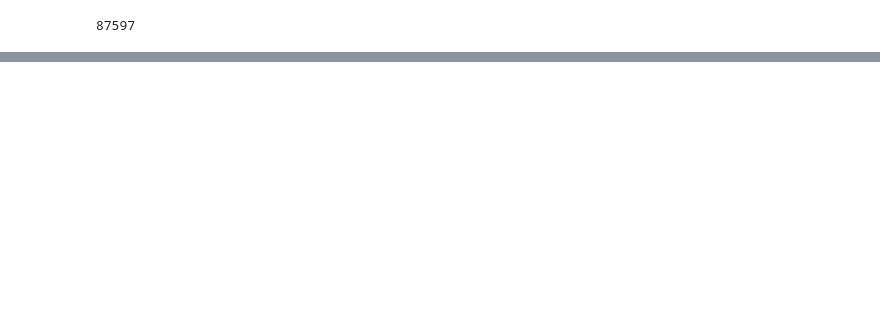
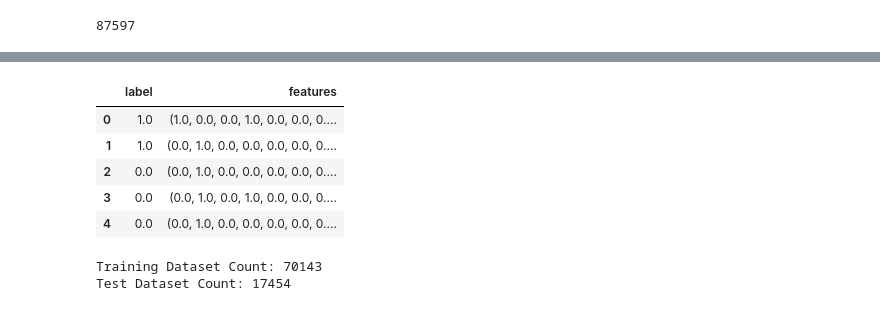
Before and after one commit to nachordo/spark_telecom, a Jupyter notebook: data_wrangling.ipynb, the cells around one changed output, grey strips where cells are left out. Saved outputs shown, nothing was run; the diff lists cells and outputs as text; code cells hidden in the pictures; blank space fills up the shorter version.

```diff
--- a/data_wrangling.ipynb
+++ b/data_wrangling.ipynb
@@ -336,0 +368,4 @@ sdf_clean.count()
+# %%
+categoricalColumns = [item[0] for item in data.dtypes if item[1].startswith('string')]
+numericCols = [item[0] for item in data.dtypes if not(item[1].startswith('string'))]
+numericCols.remove("churn")
@@ -336,0 +380,29 @@ sdf_clean.count()
+# %%
+
+stages = []
+
+
+for categoricalCol in categoricalColumns:
+    stringIndexer = StringIndexer(inputCol = categoricalCol, outputCol = categoricalCol + 'Index')
+    encoder = OneHotEncoder(
+        inputCols=[stringIndexer.getOutputCol()],
+        outputCols=[categoricalCol + "classVec"]
+    )
+    stages += [stringIndexer, encoder]
+
+label_stringIdx = StringIndexer(inputCol = 'churn', outputCol = 'label')
+stages += [label_stringIdx]
+
+assemblerInputs = [c + "classVec" for c in categoricalColumns] + numericCols
+assembler = VectorAssembler(inputCols=assemblerInputs, outputCol="features")
+stages += [assembler]
+# %%
+from pyspark.ml import Pipeline
+
+pipeline = Pipeline(stages = stages)
+pipelineModel = pipeline.fit(data)
+data = pipelineModel.transform(data)
+selectedCols = ['label', 'features'] + cols
+# %%
+data = data.select(selectedCols)
+data.printSchema()
@@ -336,0 +429,17 @@ sdf_clean.count()
+# %%
+pdf = pd.DataFrame(data.take(5), columns=data.columns)
+pdf.iloc[:,0:2]
+# %% [output]
+|  | label | features |
+| 0 | 1.0 | (1.0, 0.0, 0.0, 1.0, 0.0, 0.0, 0.... |
+| 1 | 1.0 | (0.0, 1.0, 0.0, 0.0, 0.0, 0.0, 0.... |
+| 2 | 0.0 | (0.0, 1.0, 0.0, 0.0, 0.0, 0.0, 0.... |
+| 3 | 0.0 | (0.0, 1.0, 0.0, 1.0, 0.0, 0.0, 0.... |
+| 4 | 0.0 | (0.0, 1.0, 0.0, 0.0, 0.0, 0.0, 0.... |
+# %%
+train, test = data.randomSplit([0.8, 0.2], seed = 2018)
+print("Training Dataset Count: " + str(train.count()))
+print("Test Dataset Count: " + str(test.count()))
+# %% [output]
+Training Dataset Count: 70143
+Test Dataset Count: 17454
```
Also changed, not shown: parts of 19 cells of this notebook.
